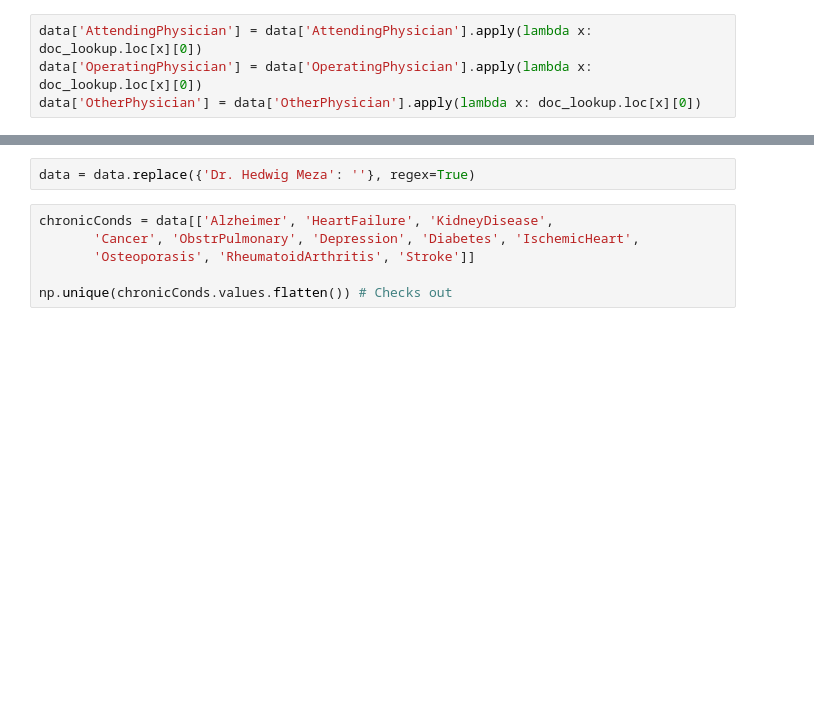
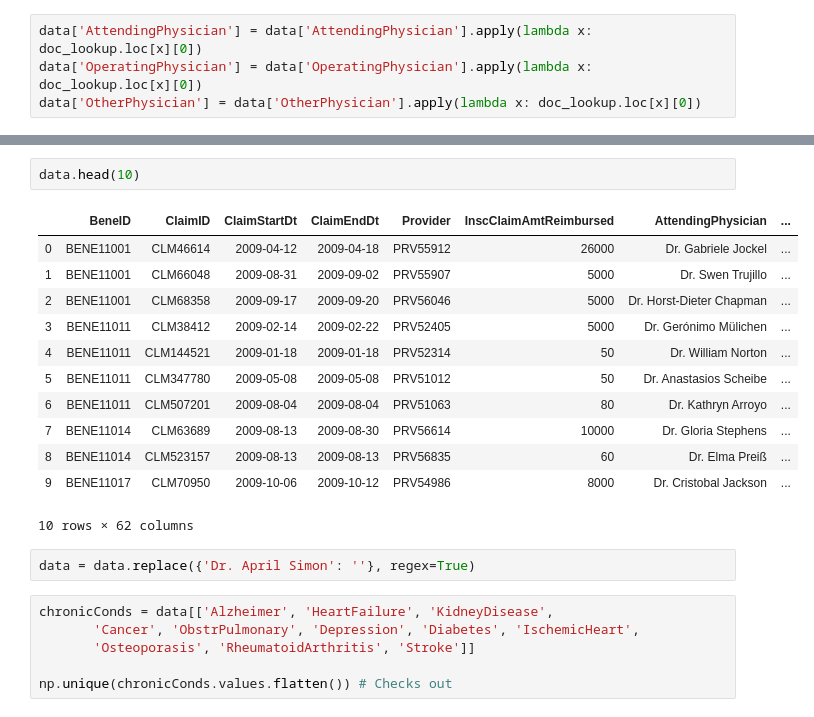
Before and after one commit to DebLeong/HealthCareCapstone, a Jupyter notebook: sam/EDA.ipynb, the cells around one changed output, grey strips where cells are left out. Cells and saved outputs as stored; diff of their text form; blank space fills up the shorter version.

```diff
--- a/sam/EDA.ipynb
+++ b/sam/EDA.ipynb
@@ -298,5 +260,20 @@ data.sample(4)
+# %%
+data.head(10)
+# %% [output]
+|  | BeneID | ClaimID | ClaimStartDt | ClaimEndDt | Provider | InscClaimAmtReimbursed | AttendingPhysician | ... |
+| 0 | BENE11001 | CLM46614 | 2009-04-12 | 2009-04-18 | PRV55912 | 26000 | Dr. Gabriele Jockel | ... |
+| 1 | BENE11001 | CLM66048 | 2009-08-31 | 2009-09-02 | PRV55907 | 5000 | Dr. Swen Trujillo | ... |
+| 2 | BENE11001 | CLM68358 | 2009-09-17 | 2009-09-20 | PRV56046 | 5000 | Dr. Horst-Dieter Chapman | ... |
+| 3 | BENE11011 | CLM38412 | 2009-02-14 | 2009-02-22 | PRV52405 | 5000 | Dr. Gerónimo Mülichen | ... |
+| 4 | BENE11011 | CLM144521 | 2009-01-18 | 2009-01-18 | PRV52314 | 50 | Dr. William Norton | ... |
+| 5 | BENE11011 | CLM347780 | 2009-05-08 | 2009-05-08 | PRV51012 | 50 | Dr. Anastasios Scheibe | ... |
+| 6 | BENE11011 | CLM507201 | 2009-08-04 | 2009-08-04 | PRV51063 | 80 | Dr. Kathryn Arroyo | ... |
+| 7 | BENE11014 | CLM63689 | 2009-08-13 | 2009-08-30 | PRV56614 | 10000 | Dr. Gloria Stephens | ... |
+| 8 | BENE11014 | CLM523157 | 2009-08-13 | 2009-08-13 | PRV56835 | 60 | Dr. Elma Preiß | ... |
+| 9 | BENE11017 | CLM70950 | 2009-10-06 | 2009-10-12 | PRV54986 | 8000 | Dr. Cristobal Jackson | ... |
+10 rows × 62 columns
 # %%
-data = data.replace({'Dr. Hedwig Meza': ''}, regex=True)
+data = data.replace({'Dr. April Simon': ''}, regex=True)
 # %%
 chronicConds = data[['Alzheimer', 'HeartFailure', 'KidneyDisease',
        'Cancer', 'ObstrPulmonary', 'Depression', 'Diabetes', 'IschemicHeart',
```
Also changed, not shown: parts of 38 cells of this notebook, 7 other files.
